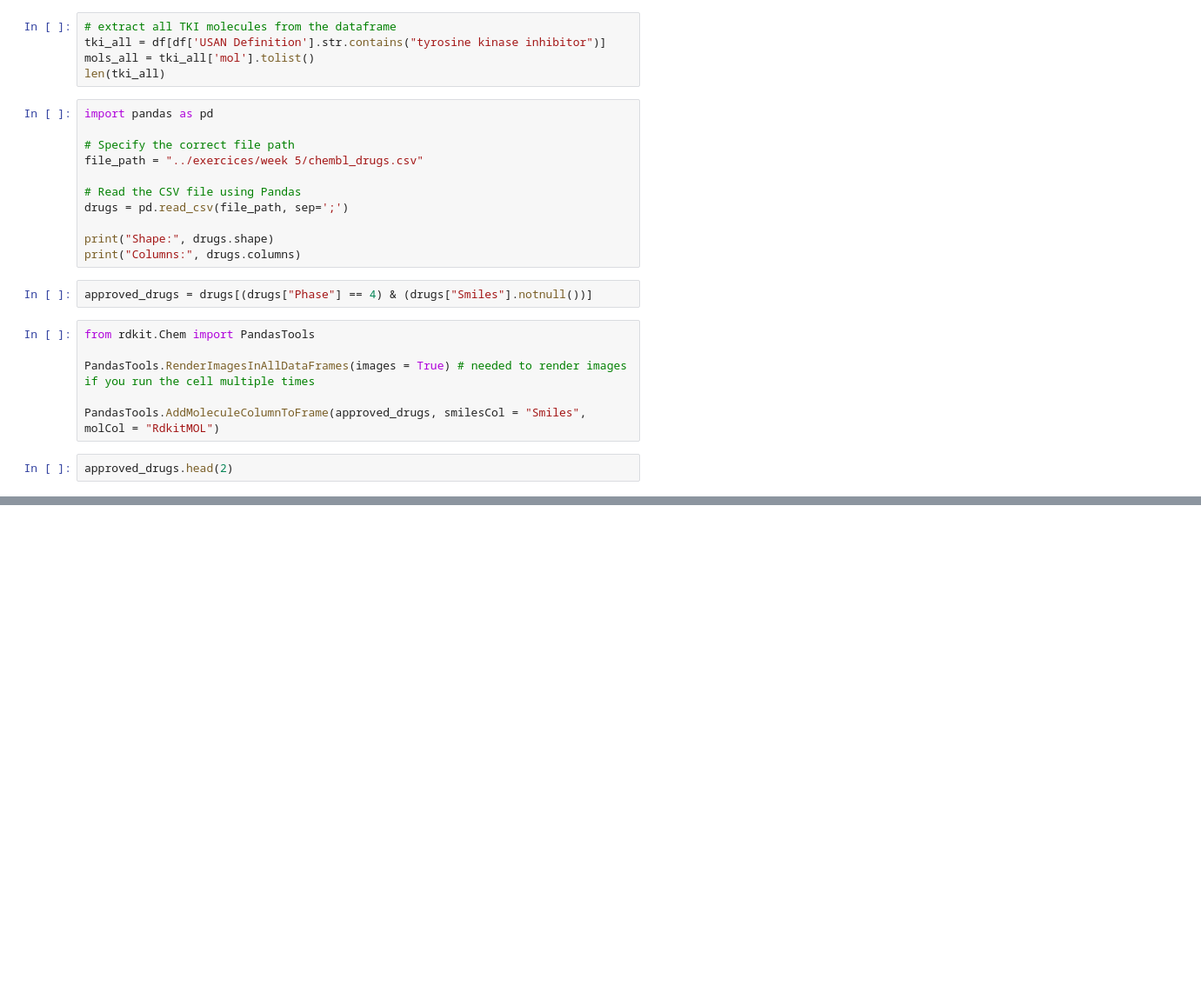
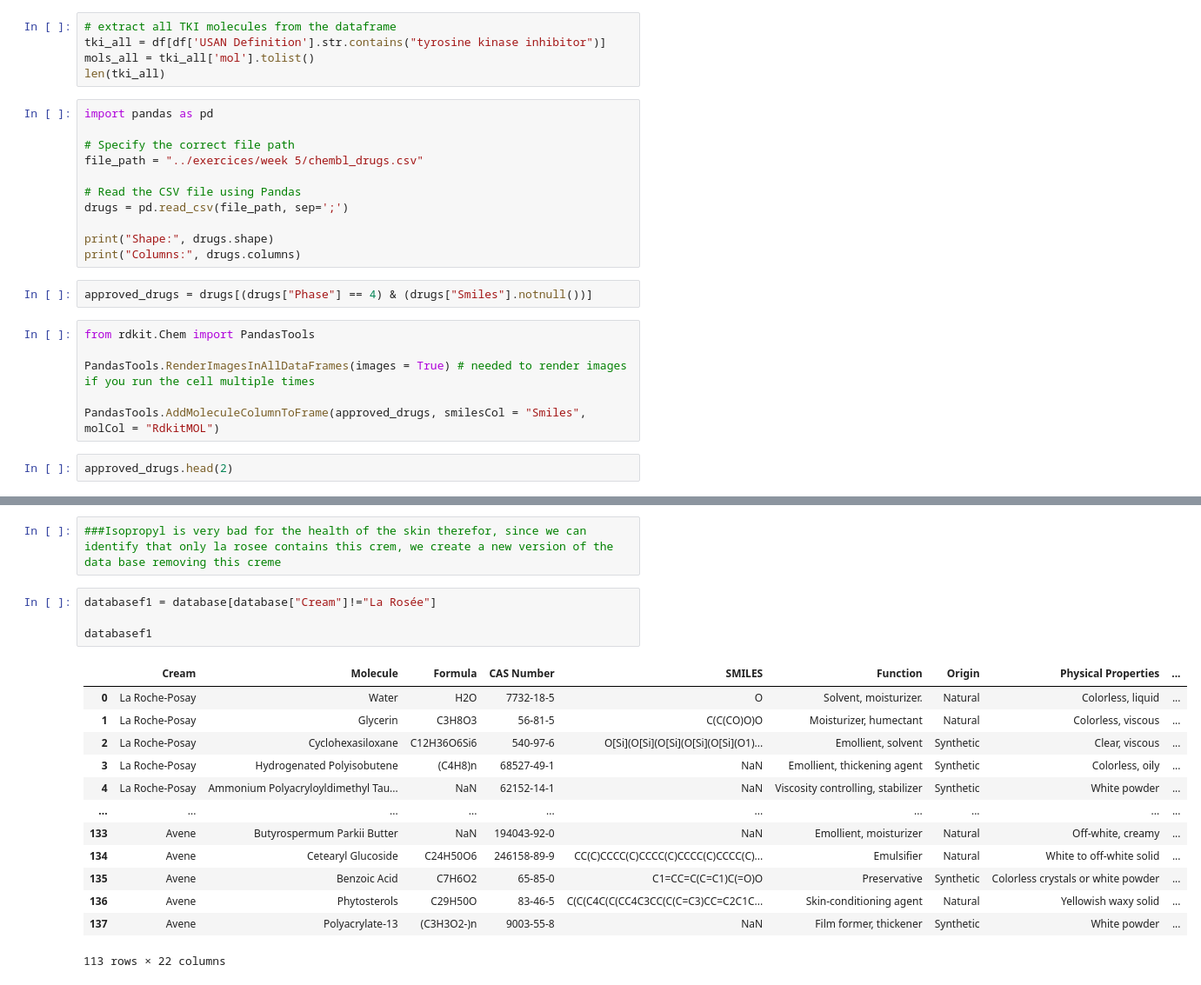
Before and after one commit to victoirelang/LICENSE, a Jupyter notebook: scripts/week2.ipynb, the cells around one changed output, grey strips where cells are left out. Shown: that part at 87% size. Drawn from its saved outputs; the diff is of its cells as text; blank space fills up the shorter version.

```diff
--- a/scripts/week2.ipynb
+++ b/scripts/week2.ipynb
@@ -105,0 +131,20 @@ databasef1d
+# %%
+###Isopropyl is very bad for the health of the skin therefor, since we can identify that only la rosee contains this crem, we create a new version of the data base removing this creme
+# %%
+databasef1 = database[database["Cream"]!="La Rosée"]
+
+databasef1
+# %% [output]
+|  | Cream | Molecule | Formula | CAS Number | SMILES | Function | Origin | Physical Properties | ... |
+| 0 | La Roche-Posay | Water | H2O | 7732-18-5 | O | Solvent, moisturizer. | Natural | Colorless, liquid | ... |
+| 1 | La Roche-Posay | Glycerin | C3H8O3 | 56-81-5 | C(C(CO)O)O | Moisturizer, humectant | Natural | Colorless, viscous | ... |
+| 2 | La Roche-Posay | Cyclohexasiloxane | C12H36O6Si6 | 540-97-6 | O[Si](O[Si](O[Si](O[Si](O[Si](O1)... | Emollient, solvent | Synthetic | Clear, viscous | ... |
+| 3 | La Roche-Posay | Hydrogenated Polyisobutene | (C4H8)n | 68527-49-1 | NaN | Emollient, thickening agent | Synthetic | Colorless, oily | ... |
+| 4 | La Roche-Posay | Ammonium Polyacryloyldimethyl Tau... | NaN | 62152-14-1 | NaN | Viscosity controlling, stabilizer | Synthetic | White powder | ... |
+| ... | ... | ... | ... | ... | ... | ... | ... | ... | ... |
+| 133 | Avene | Butyrospermum Parkii Butter | NaN | 194043-92-0 | NaN | Emollient, moisturizer | Natural | Off-white, creamy | ... |
+| 134 | Avene | Cetearyl Glucoside | C24H50O6 | 246158-89-9 | CC(C)CCCC(C)CCCC(C)CCCC(C)CCCC(C)... | Emulsifier | Natural | White to off-white solid | ... |
+| 135 | Avene | Benzoic Acid | C7H6O2 | 65-85-0 | C1=CC=C(C=C1)C(=O)O | Preservative | Synthetic | Colorless crystals or white powder | ... |
+| 136 | Avene | Phytosterols | C29H50O | 83-46-5 | C(C(C4C(C(CC4C3CC(C(C=C3)CC=C2C1C... | Skin-conditioning agent | Natural | Yellowish waxy solid | ... |
+| 137 | Avene | Polyacrylate-13 | (C3H3O2-)n | 9003-55-8 | NaN | Film former, thickener | Synthetic | White powder | ... |
+113 rows × 22 columns
```
Also changed, not shown: parts of 12 cells of this notebook.
